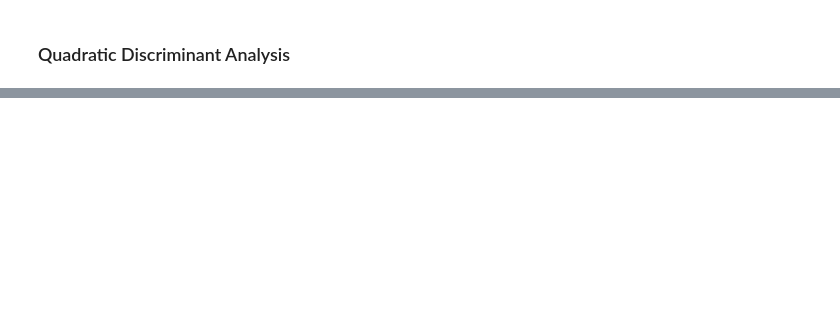
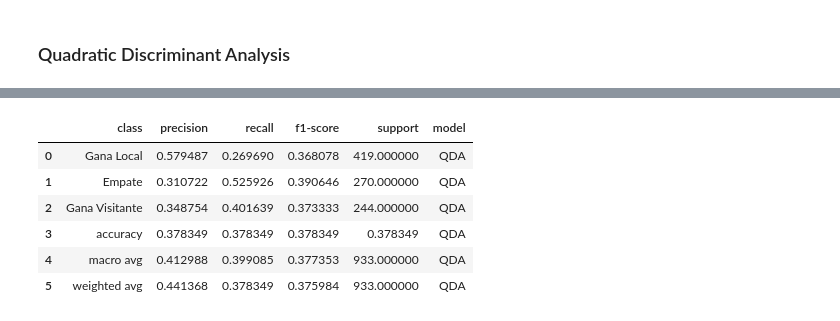
Before and after one commit to PabloMatus6/Spanish-LaLiga-Matchweek-Prediction, a Jupyter notebook: Data & Notebooks/07.- Modelling & Results.ipynb, the cells around one changed output, grey strips where cells are left out. Saved outputs shown, nothing was run; the diff lists cells and outputs as text; code cells hidden in the pictures; blank space fills up the shorter version.

```diff
--- a/Data & Notebooks/07.- Modelling & Results.ipynb
+++ b/Data & Notebooks/07.- Modelling & Results.ipynb
@@ -749,0 +754,4 @@ prediction_QDA.to_excel('QDA prediction.xls')
+# %%
+report = classification_report(y_test, y_pred, target_names=target_names, output_dict=True)
+df = pd.DataFrame(report).T
+df
@@ -749,0 +766,12 @@ prediction_QDA.to_excel('QDA prediction.xls')
+# %%
+QDA_results = df.rename_axis('class').reset_index()
+QDA_results['model'] = 'QDA'
+QDA_results
+# %% [output]
+|  | class | precision | recall | f1-score | support | model |
+| 0 | Gana Local | 0.579487 | 0.269690 | 0.368078 | 419.000000 | QDA |
+| 1 | Empate | 0.310722 | 0.525926 | 0.390646 | 270.000000 | QDA |
+| 2 | Gana Visitante | 0.348754 | 0.401639 | 0.373333 | 244.000000 | QDA |
+| 3 | accuracy | 0.378349 | 0.378349 | 0.378349 | 0.378349 | QDA |
+| 4 | macro avg | 0.412988 | 0.399085 | 0.377353 | 933.000000 | QDA |
+| 5 | weighted avg | 0.441368 | 0.378349 | 0.375984 | 933.000000 | QDA |
```
Also changed, not shown: parts of 54 cells of this notebook, 16 other files.
